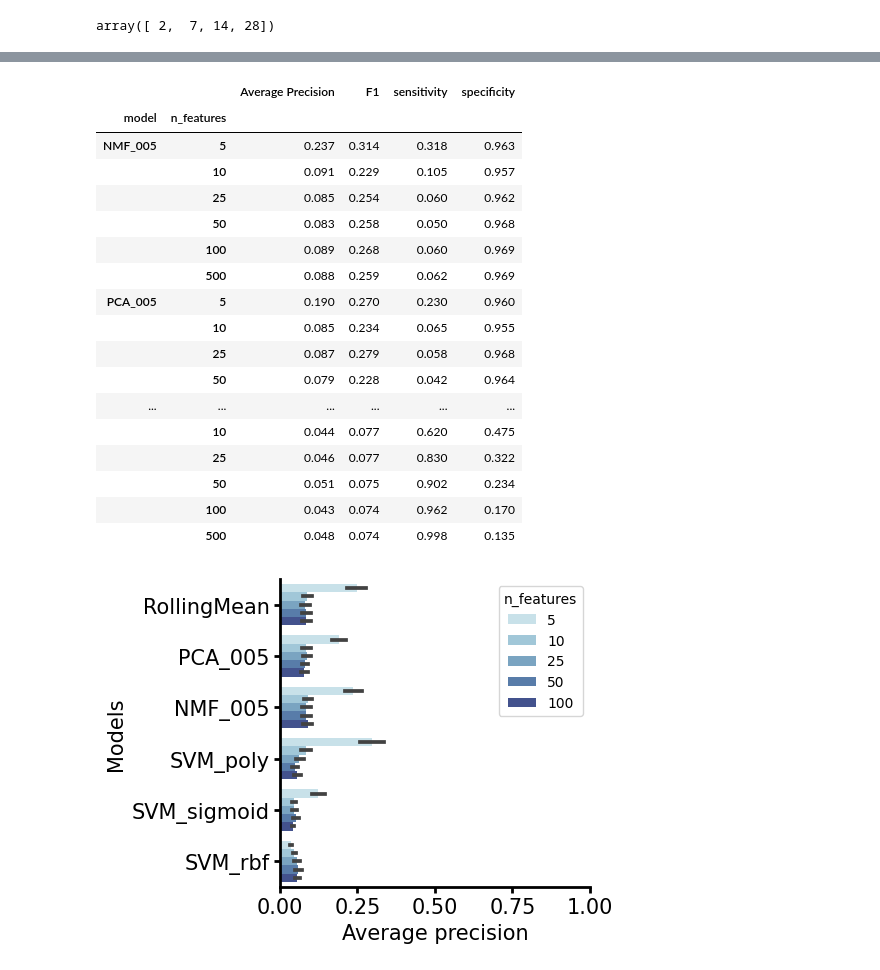
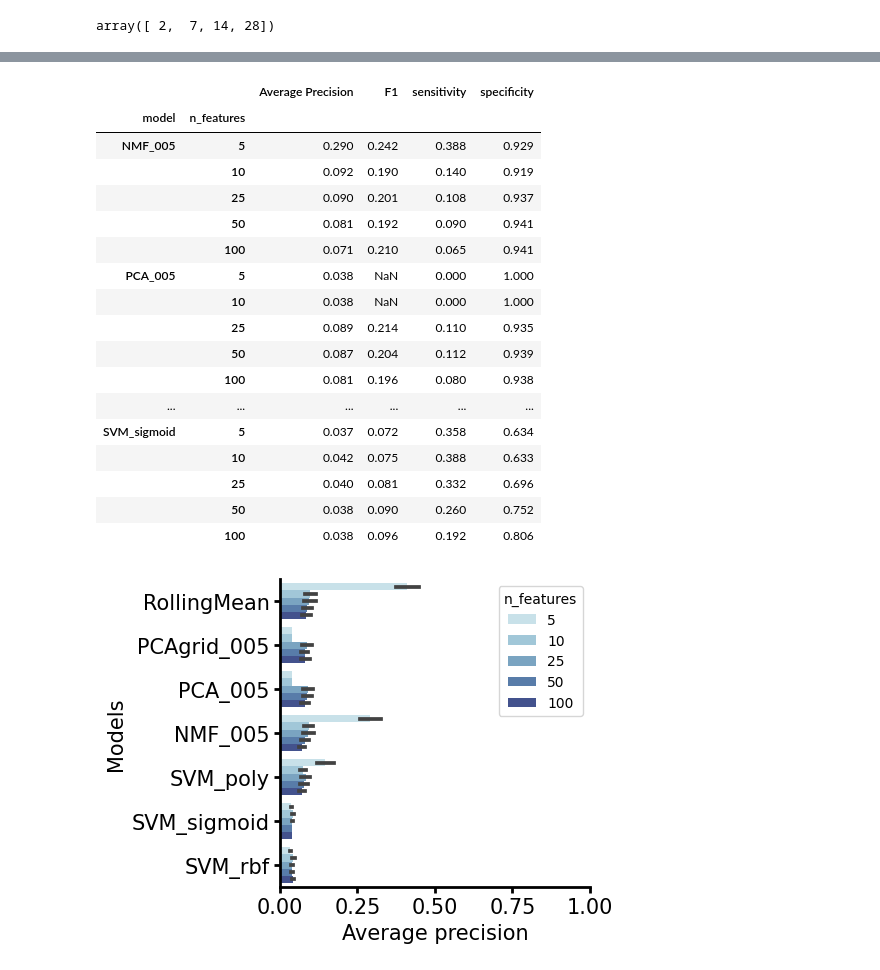
Before and after one commit to akre96/mhealth_anomaly_detection, a Jupyter notebook: notebooks/AMIA23_figures_sim_expo01-03.ipynb, the cells around one changed output, grey strips where cells are left out. Drawn from its saved outputs; the diff is of its cells as text; code cells hidden in the pictures.

```diff
--- a/notebooks/AMIA23_figures_sim_expo01-03.ipynb
+++ b/notebooks/AMIA23_figures_sim_expo01-03.ipynb
@@ -102,7 +103,9 @@ SVM_sigmoid      2400.0  0.220  0.174  0.024  0.071  0.151  0.487  0.530
 # %%
-performance_df.loc[performance_df.history_type == -1, 'history_type'] = 'history_all_28'
-performance_cont_df.loc[performance_cont_df.history_type == -1, 'history_type'] = 'history_all_28'
-#performance_df.loc[performance_df.correlation_type == -1, 'corelation_type'] = 'Independent'
+performance_df.loc[performance_df.history_type == -
+                   1, 'history_type'] = 'history_all_28'
+performance_cont_df.loc[performance_cont_df.history_type == -
+                        1, 'history_type'] = 'history_all_28'
+# performance_df.loc[performance_df.correlation_type == -1, 'corelation_type'] = 'Independent'
 # %%
 
 palette = lr.get_colors('../lib/colors.json')
@@ -136,7 +139,8 @@ palette['model']
  'RollingMean': '#88CCEE'}
 # %%
 
-performance_df = performance_df.merge(performance_cont_df.rename(columns={'average_precision': 'Average Precision'}), how='outer')
+performance_df = performance_df.merge(performance_cont_df.rename(
+    columns={'average_precision': 'Average Precision'}), how='outer')
 # %%
 perf_melt = performance_df.melt(
     id_vars=groupby_cols + ['model'],
@@ -408,11 +419,11 @@ performance3_df.groupby(['model', diff])[['Average Precision', 'F1', 'sensitivit
 N_SUBJECTS = 100
 DAYS_OF_DATA = 120
 
-exp = 'exp07'
+exp = 'exp04'
 fname = f'{exp}_nSubjects-{N_SUBJECTS}_nDays-{DAYS_OF_DATA}.csv'
 fpath = Path('../cache', fname)
-exp7_df = pd.read_csv(fpath)
-exp7_df['experiment'] = exp
+exp4_df = pd.read_csv(fpath)
+exp4_df['experiment'] = exp
 # %%
 
 groupby_cols = [
@@ -423,16 +434,18 @@ groupby_cols = [
     'history_type',
     'experiment'
 ]
-anomaly_detector_cols = [d for d in exp7_df.columns if d.endswith("_anomaly")]
-anomaly_detector_cont_cols = [d for d in exp7_df.columns if d.endswith("_anomaly_score")]
-performance7_df = anomaly_detection.binaryPerformanceMetrics(
-    data=exp7_df,
+anomaly_detector_cols = [d for d in exp4_df.columns if d.endswith("_anomaly")]
+anomaly_detector_cont_cols = [
+    d for d in exp4_df.columns if d.endswith("_anomaly_score")]
+performance4_df = anomaly_performance_metrics.binaryPerformanceMetrics(
+    data=exp4_df,
     groupby_cols=groupby_cols,
     anomaly_detector_cols=anomaly_detector_cols,
 )
-performance7_cont_df = anomaly_detection.continuousPerformanceMetrics(
-    data=exp7_df,
+performance4_cont_df = anomaly_performance_metrics.continuousPerformanceMetrics(
+    data=exp4_df,
     groupby_cols=groupby_cols,
     anomaly_detector_cols=anomaly_detector_cont_cols,
 )
-performance7_df = performance7_df.merge(performance7_cont_df.rename(columns={'average_precision': 'Average Precision'}), how='outer')
+performance4_df = performance4_df.merge(performance4_cont_df.rename(
+    columns={'average_precision': 'Average Precision'}), how='outer')
@@ -455,46 +468,47 @@ performance7_df
 # %%
 
-fig, ax = plt.subplots(figsize=(4,4))
+fig, ax = plt.subplots(figsize=(4, 4))
 palette['n_features'] = {
     5: "#C2E4EF",
     10: "#98CAE1",
     25: "#6EA6CD",
     50: "#4a7BB7",
     100: "#364B9A",
 }
 metric = 'Average Precision'
 diff = 'n_features'
 sns.barplot(
     y='model',
     x=metric,
     hue=diff,
     palette=palette[diff],
-    data=performance7_df[performance7_df.n_features < 500],
+    data=performance4_df[performance4_df.n_features < 500],
     ax=ax
 )
-ax.set_xlim(0,1)
-#ax.legend().remove()
+ax.set_xlim(0, 1)
+# ax.legend().remove()
 ax.set_ylabel('Models')
 ax.set_xlabel(metric.capitalize())
 fa.despine_thicken_axes(ax, fontsize=15)
-performance7_df.groupby(['model', diff])[['Average Precision', 'F1', 'sensitivity', 'specificity']].mean().round(3)
+performance4_df.groupby(['model', diff])[
+    ['Average Precision', 'F1', 'sensitivity', 'specificity']].mean().round(3)
 # %% [output]
 |  |  | Average Precision | F1 | sensitivity | specificity |
 | model | n_features |  |  |  |  |
-| NMF_005 | 5 | 0.237 | 0.314 | 0.318 | 0.963 |
-|  | 10 | 0.091 | 0.229 | 0.105 | 0.957 |
-|  | 25 | 0.085 | 0.254 | 0.060 | 0.962 |
-|  | 50 | 0.083 | 0.258 | 0.050 | 0.968 |
-|  | 100 | 0.089 | 0.268 | 0.060 | 0.969 |
-|  | 500 | 0.088 | 0.259 | 0.062 | 0.969 |
-| PCA_005 | 5 | 0.190 | 0.270 | 0.230 | 0.960 |
-|  | 10 | 0.085 | 0.234 | 0.065 | 0.955 |
-|  | 25 | 0.087 | 0.279 | 0.058 | 0.968 |
-|  | 50 | 0.079 | 0.228 | 0.042 | 0.964 |
+| NMF_005 | 5 | 0.290 | 0.242 | 0.388 | 0.929 |
+|  | 10 | 0.092 | 0.190 | 0.140 | 0.919 |
+|  | 25 | 0.090 | 0.201 | 0.108 | 0.937 |
+|  | 50 | 0.081 | 0.192 | 0.090 | 0.941 |
+|  | 100 | 0.071 | 0.210 | 0.065 | 0.941 |
+| PCA_005 | 5 | 0.038 | NaN | 0.000 | 1.000 |
+|  | 10 | 0.038 | NaN | 0.000 | 1.000 |
+|  | 25 | 0.089 | 0.214 | 0.110 | 0.935 |
+|  | 50 | 0.087 | 0.204 | 0.112 | 0.939 |
+|  | 100 | 0.081 | 0.196 | 0.080 | 0.938 |
 | ... | ... | ... | ... | ... | ... |
-|  | 10 | 0.044 | 0.077 | 0.620 | 0.475 |
-|  | 25 | 0.046 | 0.077 | 0.830 | 0.322 |
-|  | 50 | 0.051 | 0.075 | 0.902 | 0.234 |
-|  | 100 | 0.043 | 0.074 | 0.962 | 0.170 |
-|  | 500 | 0.048 | 0.074 | 0.998 | 0.135 |
+| SVM_sigmoid | 5 | 0.037 | 0.072 | 0.358 | 0.634 |
+|  | 10 | 0.042 | 0.075 | 0.388 | 0.633 |
+|  | 25 | 0.040 | 0.081 | 0.332 | 0.696 |
+|  | 50 | 0.038 | 0.090 | 0.260 | 0.752 |
+|  | 100 | 0.038 | 0.096 | 0.192 | 0.806 |
-[figure, old version]
+[figure, new version]
```
Also changed, not shown: parts of 16 cells of this notebook, 22 other files.
